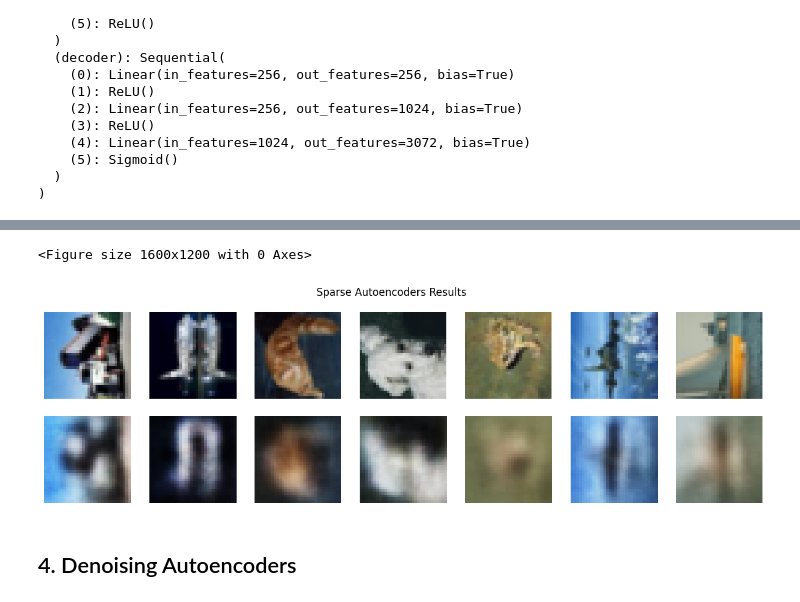
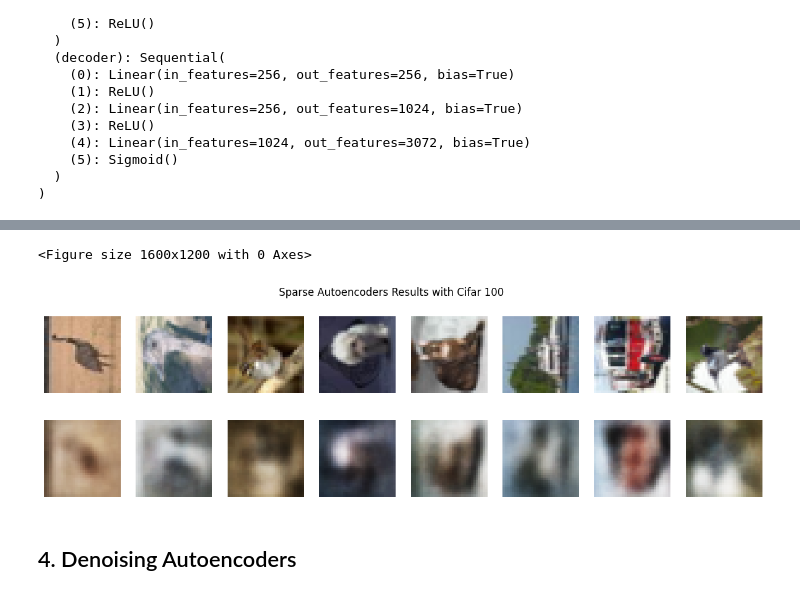
Before and after one commit to JHermosillaD/Autoencoders, a Jupyter notebook: Autoencoder.ipynb, the cells around one changed output, grey strips where cells are left out. Drawn from its saved outputs; the diff is of its cells as text; code cells hidden in the pictures.

```diff
--- a/Autoencoder.ipynb
+++ b/Autoencoder.ipynb
@@ -361,11 +726,15 @@ plt.show()
 ## 3. Sparse Autoencoders
 # %%
 # Additional hyperparameters
-beta = 0.0001
-rho  = 0.05
+Gridbeta = {'beta': [0.01, 0.05, 0.1, 0.2]}
 # %%
+# Cifar 10
 sparse_model = Autoencoder(input_dimension_, laten_dimension_, encoder_neurons_, decoder_neurons_)
 sparse_model.to(dev)
+
+# Cifar 100
+sparse_model2 = Autoencoder(input_dimension_, laten_dimension_, encoder_neurons_, decoder_neurons_)
+sparse_model2.to(dev)
 # %% [output]
 Autoencoder(
   (encoder): Sequential(
@@ -432,0 +813,10 @@ Epoch [20/20], Loss: 0.0111
+# %%
+# Cifar 100 GridSearch
+beta_results2 = []
+for b in Gridbeta['beta']:
+  b_result = sparse_training(sparse_model2, b)
+  beta_results2.append(b_result)
+
+beta_results2 = np.array(beta_results2)
+best_b2 = np.argmin(beta_results2)
+beta2 = Gridbeta['beta'][best_b2]
@@ -433,7 +900,18 @@ Epoch [20/20], Loss: 0.0111
 # %%
+# Cifar 10
 with torch.no_grad():
-    for data_b, _ in train_loader:
+    for data_b, _ in test_loader:
         data_b = data_b.to(dev)
         sparse_recon = sparse_model(data_b)
         break
 sparse_recon1 = sparse_recon.view(batch_size_, 3, 32, 32)
+
+plt.figure(dpi=250)
+fig, ax = plt.subplots(2, 8, figsize=(15, 4))
+fig.suptitle('Sparse Autoencoders Results with Cifar 10')
+for i in range(8):
+    ax[0, i].imshow(data_b[i].cpu().numpy().T)
+    ax[1, i].imshow(sparse_recon1[i].cpu().numpy().T)
+    ax[0, i].axis('OFF')
+    ax[1, i].axis('OFF')
+plt.show()
@@ -440,15 +921,23 @@ sparse_recon1 = sparse_recon.view(batch_size_, 3, 32, 32)
 # %%
+# Cifar 100
+with torch.no_grad():
+    for data_b, _ in test_loader2:
+        data_b = data_b.to(dev)
+        sparse_recon = sparse_model2(data_b)
+        break
+sparse_recon1 = sparse_recon.view(batch_size_, 3, 32, 32)
+
 plt.figure(dpi=250)
-fig, ax = plt.subplots(2, 7, figsize=(15, 4))
-fig.suptitle('Sparse Autoencoders Results')
-for i in range(7):
+fig, ax = plt.subplots(2, 8, figsize=(15, 4))
+fig.suptitle('Sparse Autoencoders Results with Cifar 100')
+for i in range(8):
     ax[0, i].imshow(data_b[i].cpu().numpy().T)
     ax[1, i].imshow(sparse_recon1[i].cpu().numpy().T)
     ax[0, i].axis('OFF')
     ax[1, i].axis('OFF')
 plt.show()
 # %% [output]
 <Figure size 1600x1200 with 0 Axes>
-[figure, old version]
+[figure, new version]
 # %% [markdown]
 ## 4. Denoising Autoencoders
```
Also changed, not shown: parts of 36 cells of this notebook.
